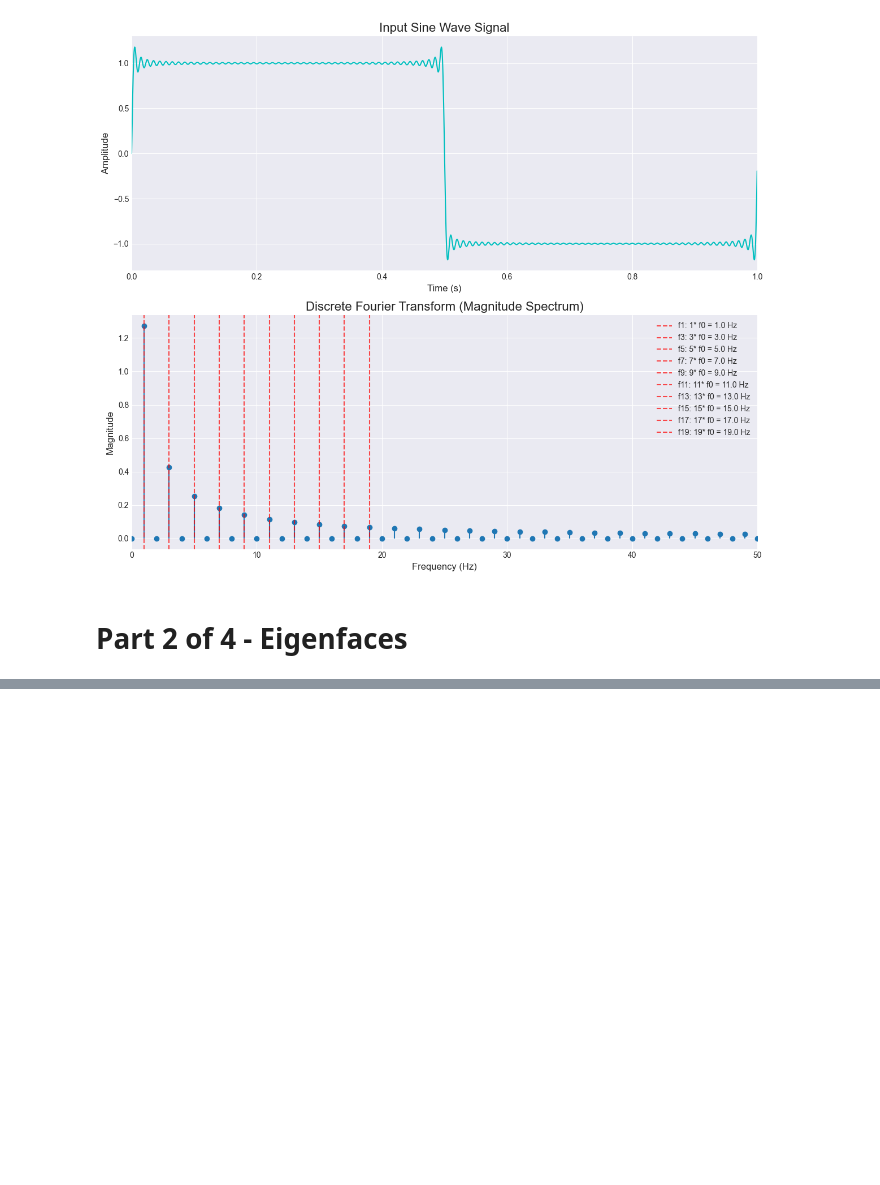
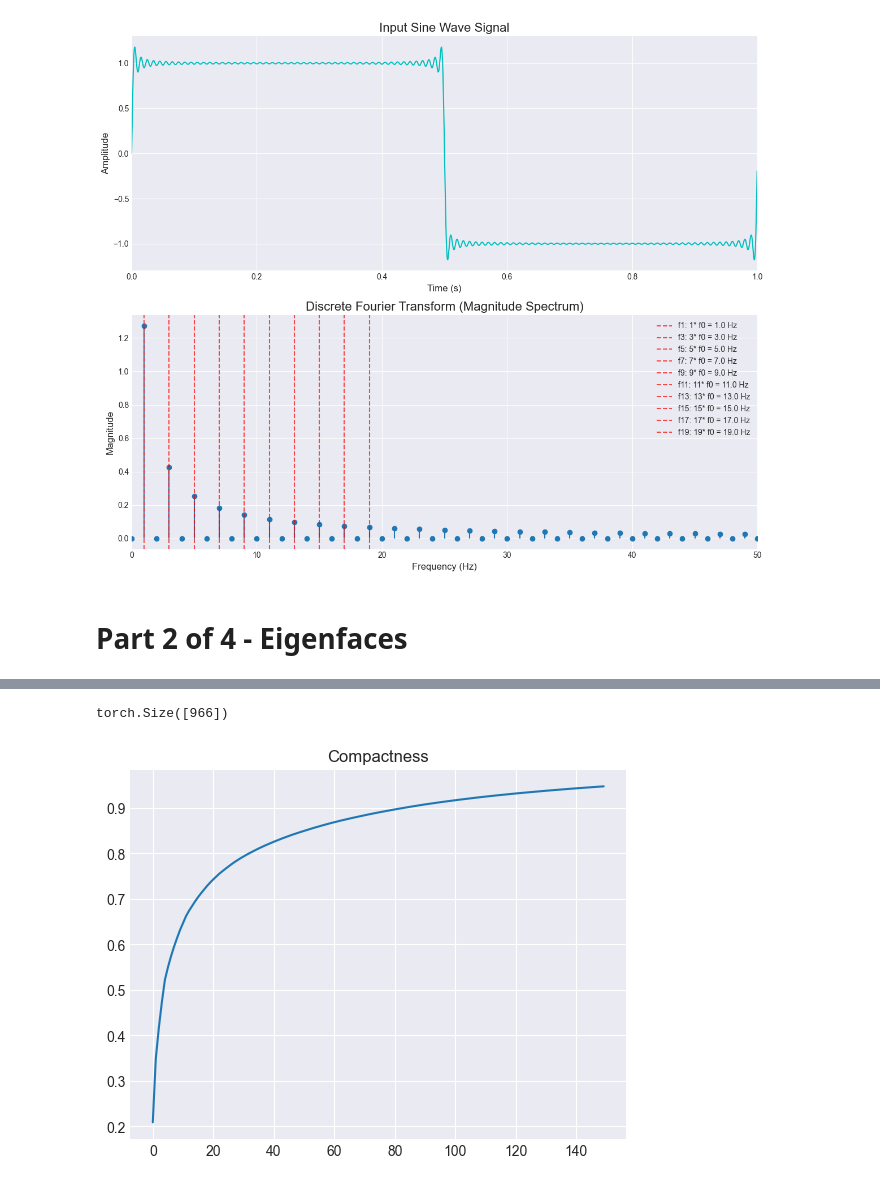
Before and after one commit to shubhgupta2510/COMP3710, a Jupyter notebook: Lab Demos/LabDemo2.ipynb, the cells around one changed output, grey strips where cells are left out. Cells and saved outputs as stored; diff of their text form; code cells hidden in the pictures; blank space fills up the shorter version.

```diff
--- a/Lab Demos/LabDemo2.ipynb
+++ b/Lab Demos/LabDemo2.ipynb
@@ -240,0 +268,14 @@ URLError: <urlopen error [SSL: CERTIFICATE_VERIFY_FAILED] certificate verify fai
+# %%
+explained_variance = (S ** 2) / (n_samples - 1)
+total_var = explained_variance.sum()
+explained_variance_ratio = explained_variance / total_var
+explained_variance_ratio_tensor = torch.from_numpy(explained_variance_ratio)
+ratio_cumsum = torch.cumsum(explained_variance_ratio_tensor, dim=0)
+print(ratio_cumsum.shape)
+eigenvalueCount = torch.arange(n_components)
+plt.plot(eigenvalueCount, ratio_cumsum[:n_components])
+plt.title('Compactness')
+plt.show()
+# %% [output]
+torch.Size([966])
+[figure, added]
```
Also changed, not shown: parts of 29 cells of this notebook.
